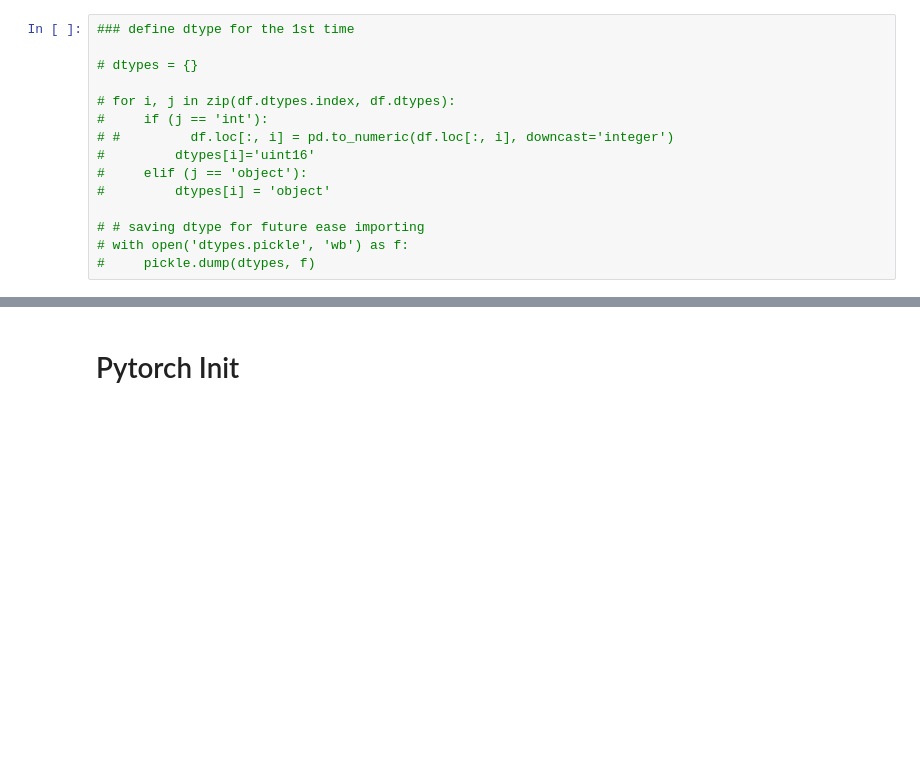
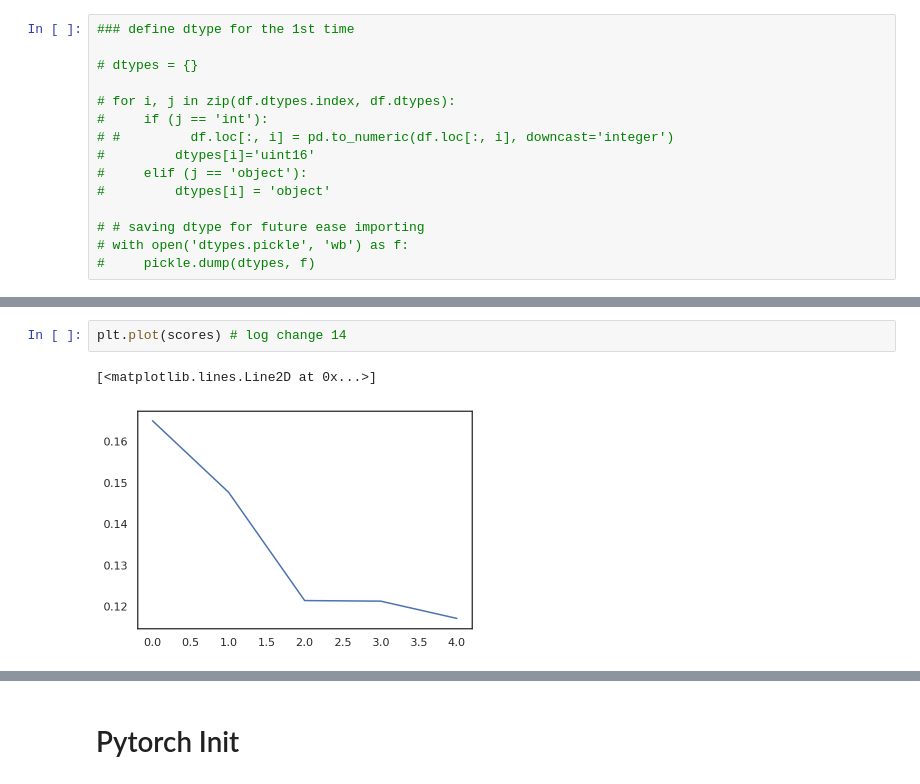
Before and after one commit to AsSugar13/ass13_M5, a Jupyter notebook: new_begining.ipynb, the cells around one changed output, grey strips where cells are left out. Drawn from its saved outputs; the diff is of its cells as text; blank space fills up the shorter version.

```diff
--- a/new_begining.ipynb
+++ b/new_begining.ipynb
@@ -354,0 +677,5 @@ Wall time: 22min 36s
+# %%
+plt.plot(scores) # log change 14
+# %% [output]
+[<matplotlib.lines.Line2D at 0x...>]
+[figure, added]
```
Also changed, not shown: parts of 96 cells of this notebook.
